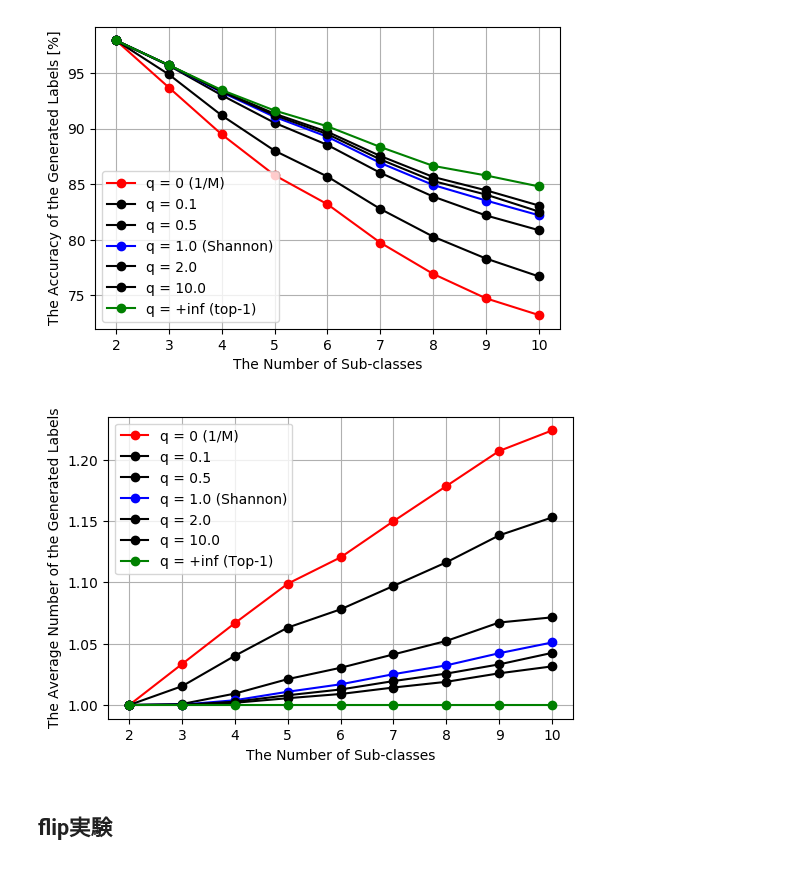
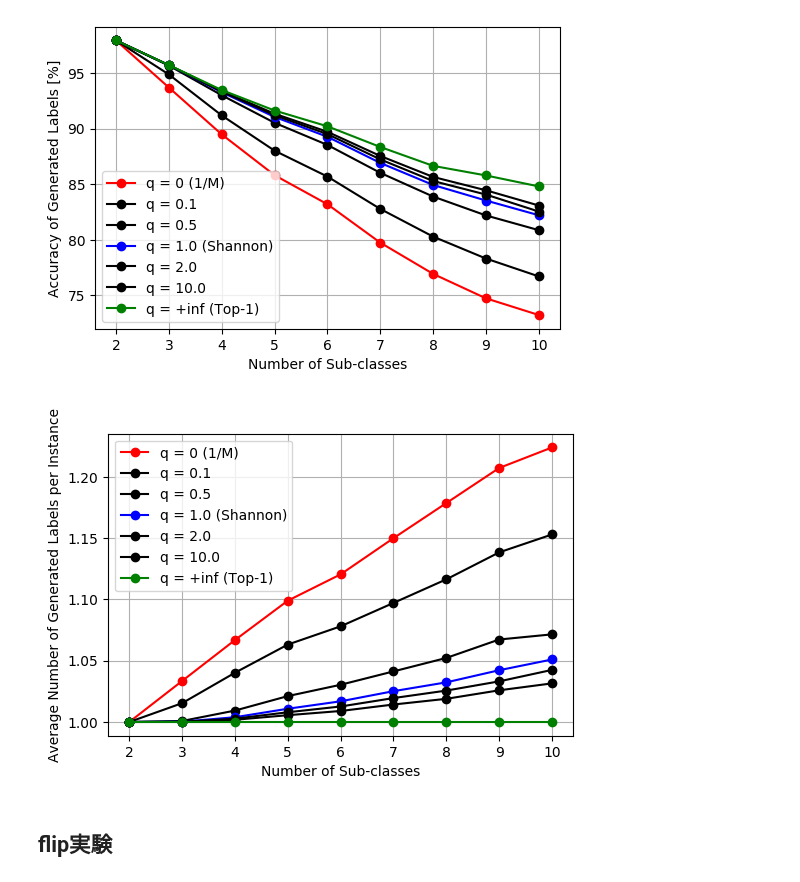
Before and after one commit to 1W1521375/entropy_labelling, a Jupyter notebook: for_graphs.ipynb, the cells around one changed output. Cells and saved outputs as stored; diff of their text form; code cells hidden in the pictures.

Commit message:
graphs...

```diff
--- a/for_graphs.ipynb
+++ b/for_graphs.ipynb
@@ -18,17 +18,17 @@ qtop1 = [e[1] for e in [(1.0, 97.91555555555557, 97.91555555555557), (1.0, 95.70
 tsallis_labels_acc = [qzero, qtenth, qhalf, qshannon, q2, q10, qtop1]
 # %%
 colours = ['r', 'k', 'k', 'b', 'k', 'k', 'g']
-names = ["q = 0 (1/M)", "q = 0.1", "q = 0.5", "q = 1.0 (Shannon)", "q = 2.0", "q = 10.0", "q = +inf (top-1)"]
+names = ["q = 0 (1/M)", "q = 0.1", "q = 0.5", "q = 1.0 (Shannon)", "q = 2.0", "q = 10.0", "q = +inf (Top-1)"]
 plt.figure(dpi = 100)
 for c, q_labels_acc in enumerate(tsallis_labels_acc):
     plt.plot([i for i in range(2, 11)], q_labels_acc, marker = 'o', color = colours[c], label = names[c])
-plt.xlabel("The Number of Sub-classes")
-plt.ylabel("The Accuracy of the Generated Labels [%]")
+plt.xlabel("Number of Sub-classes")
+plt.ylabel("Accuracy of Generated Labels [%]")
 plt.legend(loc = 'best')
 plt.grid(True)
 plt.savefig("tsallis_qs.pdf")
 # %% [output]
-[figure, old version]
+[figure, new version]
 # %%
 qzero_lnum = [e[0] for e in [(1.0, 97.91555555555557, 97.91555555555557), (1.0334791666666665, 93.6843518370719, 96.76875000000001), (1.0668666666666662, 89.47267758364897, 95.36976190476183), (1.09899603174603, 85.8062582442501, 94.20972222222221), (1.1204880952380947, 83.1971582554879, 93.14333333333335), (1.1499875000000002, 79.74666930534073, 91.64916666666667), (1.1786222222222222, 76.93905685280227, 90.64999999999998), (1.2072499999999997, 74.74123905374579, 90.22), (1.224, 73.24346405228758, 89.65)]]
 qtenth_lnum = [e[0] for e in [(1.0, 97.91555555555557, 97.91555555555557), (1.0153624999999995, 94.85813232195665, 96.28750000000001), (1.040192857142857, 91.17737449617876, 94.78523809523807), (1.0631765873015873, 88.0097438324857, 93.50714285714292), (1.078071428571429, 85.68343541307117, 92.31785714285716), (1.0971541666666669, 82.77710753888428, 90.78208333333332), (1.1163999999999996, 80.28869810847034, 89.61444444444443), (1.1384, 78.31796205282639, 89.15), (1.153, 76.71292281006072, 88.45)]]
@@ -45,16 +45,16 @@ tsallis_labels_num = [qzero_lnum, qtenth_lnum, qhalf_lnum, qshannon_lnum, q2_lnu
 # %%
 colours = ['r', 'k', 'k', 'b', 'k', 'k', 'g']
 names = ["q = 0 (1/M)", "q = 0.1", "q = 0.5", "q = 1.0 (Shannon)", "q = 2.0", "q = 10.0", "q = +inf (Top-1)"]
 plt.figure(dpi = 100)
 for c, q_labels_num in enumerate(tsallis_labels_num):
     plt.plot([i for i in range(2, 11)], q_labels_num, marker = 'o', color = colours[c], label = names[c])
-plt.xlabel("The Number of Sub-classes")
-plt.ylabel("The Average Number of the Generated Labels")
+plt.xlabel("Number of Sub-classes")
+plt.ylabel("Average Number of Generated Labels per Instance")
 plt.legend(loc = 'best')
 plt.grid(True)
 plt.savefig("tsallis_qs_lnum.pdf")
 # %% [output]
-[figure, old version]
+[figure, new version]
 # %% [markdown]
 ## flip実験
 # %%
```
Also changed, not shown: parts of 1 cell of this notebook, 5 other files.
